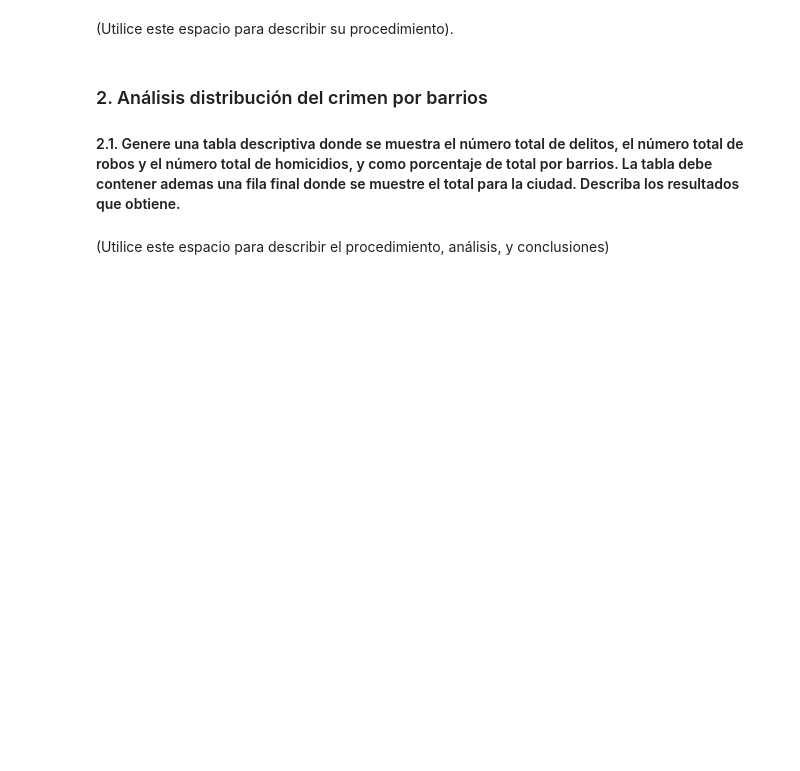
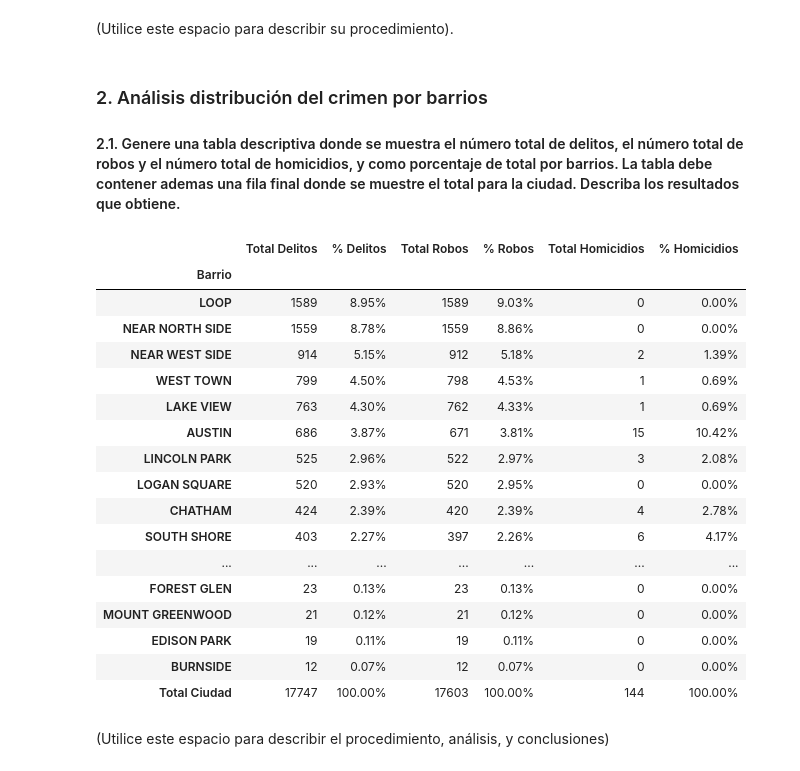
Before and after one commit to DanielEMontero/MIAD_ANS_202514, a Jupyter notebook: Semana 7/RonySolve_S7_LC_Taller_Geograficos_KDE.ipynb, the cells around one changed output. Drawn from its saved outputs; the diff is of its cells as text; code cells hidden in the pictures; blank space fills up the shorter version.

```diff
--- a/Semana 7/RonySolve_S7_LC_Taller_Geograficos_KDE.ipynb
+++ b/Semana 7/RonySolve_S7_LC_Taller_Geograficos_KDE.ipynb
@@ -270,6 +270,101 @@ None
 #### 2.1.  Genere una tabla descriptiva donde se muestra el número total de delitos, el número total de robos y el número total de homicidios, y como porcentaje de total por barrios. La tabla debe contener ademas una fila final donde se muestre el total para la ciudad. Describa los resultados que obtiene.
 # %%
 # Utilice este espacio para escribir el código.
+# --- 1. Preparar nombres de los barrios ---
+# Seleccionar las columnas necesarias y las renombrar para la unión.
+barrios_df = chicago_area_df[['community', 'area_num_1']].copy()
+barrios_df['area_num_1'] = pd.to_numeric(barrios_df['area_num_1']) # Aseguramos que el tipo de dato sea numérico
+barrios_df = barrios_df.rename(columns={'community': 'Barrio', 'area_num_1': 'nro_area_comunitaria'})
+
+# --- 2. Calcular el número total de delitos por barrio ---
+total_delitos = chicago_crime_df['nro_area_comunitaria'].value_counts().reset_index()
+total_delitos.columns = ['nro_area_comunitaria', 'Total Delitos']
+
+# --- 3. Calcular el número de robos y homicidios ---
+# Crear una tabla pivote para contar tipos de crimen por área.
+# NOTA: Asumir que los valores son 'robo' y 'homicidio'. Si son diferentes (ej. 'ROBO'), debes ajustarlos.
+tipos_crimen = ['robo', 'homicidio']
+delitos_especificos = chicago_crime_df[chicago_crime_df['tipo_crimen'].isin(tipos_crimen)]
+delitos_pivot = delitos_especificos.pivot_table(
+    index='nro_area_comunitaria',
+    columns='tipo_crimen',
+    aggfunc='size',
+    fill_value=0
+).rename(columns={'robo': 'Total Robos', 'homicidio': 'Total Homicidios'})
+
+# --- 4. Unir toda la información ---
+# Unir los dataframes por el número de área comunitaria
+df_final = pd.merge(barrios_df, total_delitos, on='nro_area_comunitaria', how='left')
+df_final = pd.merge(df_final, delitos_pivot, on='nro_area_comunitaria', how='left')
+
+# Rellenar con 0 los barrios que no tuvieron delitos registrados
+total_crimes: List[str] = ['Total Delitos', 'Total Robos', 'Total Homicidios']
+per_crimes: List[str] = [total_crime.replace('Total', '%') for total_crime in total_crimes]
+df_final[total_crimes] = df_final[total_crimes].fillna(0).astype(int)
+
+# --- 5. Calcular los totales y los porcentajes ---
+total_ciudad = {
+    'Barrio': 'Total Ciudad',
+    **{
+        total_crime: df_final[total_crime].sum()
+        for total_crime in total_crimes
+    }
+}
+
+for total_crime, per_crime in zip(total_crimes, per_crimes):
+    df_final[per_crime] =\
+        (df_final[total_crime] / total_ciudad[total_crime]) * 100
+
+# --- 6. Añadir fila de totales y formatear ---
+# Convertir el diccionario de totales a un DataFrame para poder concatenarlo
+total_ciudad_df = pd.DataFrame([total_ciudad])
+total_ciudad_df['% Delitos'] = 100.0
+total_ciudad_df['% Robos'] = 100.0
+total_ciudad_df['% Homicidios'] = 100.0
+
+# Combinar la tabla de barrios con la de totales
+tabla_descriptiva = pd.concat([df_final, total_ciudad_df], ignore_index=True)
+
+# Establecer el barrio como índice y ordenar las columnas
+tabla_descriptiva = tabla_descriptiva.set_index('Barrio')
+columnas_ordenadas = [
+    'Total Delitos', '% Delitos',
+    'Total Robos', '% Robos',
+    'Total Homicidios', '% Homicidios'
+]
+tabla_descriptiva = tabla_descriptiva[columnas_ordenadas]
+
+# Ordenar por el total de delitos de mayor a menor, manteniendo la fila de totales al final
+tabla_ordenada = pd.concat([
+    tabla_descriptiva.drop('Total Ciudad').sort_values(by='Total Delitos', ascending=False),
+    tabla_descriptiva.loc[['Total Ciudad']]
+])
+
+# Formatear los decimales para una mejor lectura
+for col in ['% Delitos', '% Robos', '% Homicidios']:
+    tabla_ordenada[col] = tabla_ordenada[col].map('{:.2f}%'.format)
+
+# --- Mostrar la tabla final ---
+display(tabla_ordenada)
+# %% [output]
+|  | Total Delitos | % Delitos | Total Robos | % Robos | Total Homicidios | % Homicidios |
+| Barrio |  |  |  |  |  |  |
+| LOOP | 1589 | 8.95% | 1589 | 9.03% | 0 | 0.00% |
+| NEAR NORTH SIDE | 1559 | 8.78% | 1559 | 8.86% | 0 | 0.00% |
+| NEAR WEST SIDE | 914 | 5.15% | 912 | 5.18% | 2 | 1.39% |
+| WEST TOWN | 799 | 4.50% | 798 | 4.53% | 1 | 0.69% |
+| LAKE VIEW | 763 | 4.30% | 762 | 4.33% | 1 | 0.69% |
+| AUSTIN | 686 | 3.87% | 671 | 3.81% | 15 | 10.42% |
+| LINCOLN PARK | 525 | 2.96% | 522 | 2.97% | 3 | 2.08% |
+| LOGAN SQUARE | 520 | 2.93% | 520 | 2.95% | 0 | 0.00% |
+| CHATHAM | 424 | 2.39% | 420 | 2.39% | 4 | 2.78% |
+| SOUTH SHORE | 403 | 2.27% | 397 | 2.26% | 6 | 4.17% |
+| ... | ... | ... | ... | ... | ... | ... |
+| FOREST GLEN | 23 | 0.13% | 23 | 0.13% | 0 | 0.00% |
+| MOUNT GREENWOOD | 21 | 0.12% | 21 | 0.12% | 0 | 0.00% |
+| EDISON PARK | 19 | 0.11% | 19 | 0.11% | 0 | 0.00% |
+| BURNSIDE | 12 | 0.07% | 12 | 0.07% | 0 | 0.00% |
+| Total Ciudad | 17747 | 100.00% | 17603 | 100.00% | 144 | 100.00% |
 # %% [markdown]
 (Utilice este espacio para describir el procedimiento, análisis, y conclusiones)
 # %% [markdown]
```
Also changed, not shown: parts of 1 cell of this notebook.
